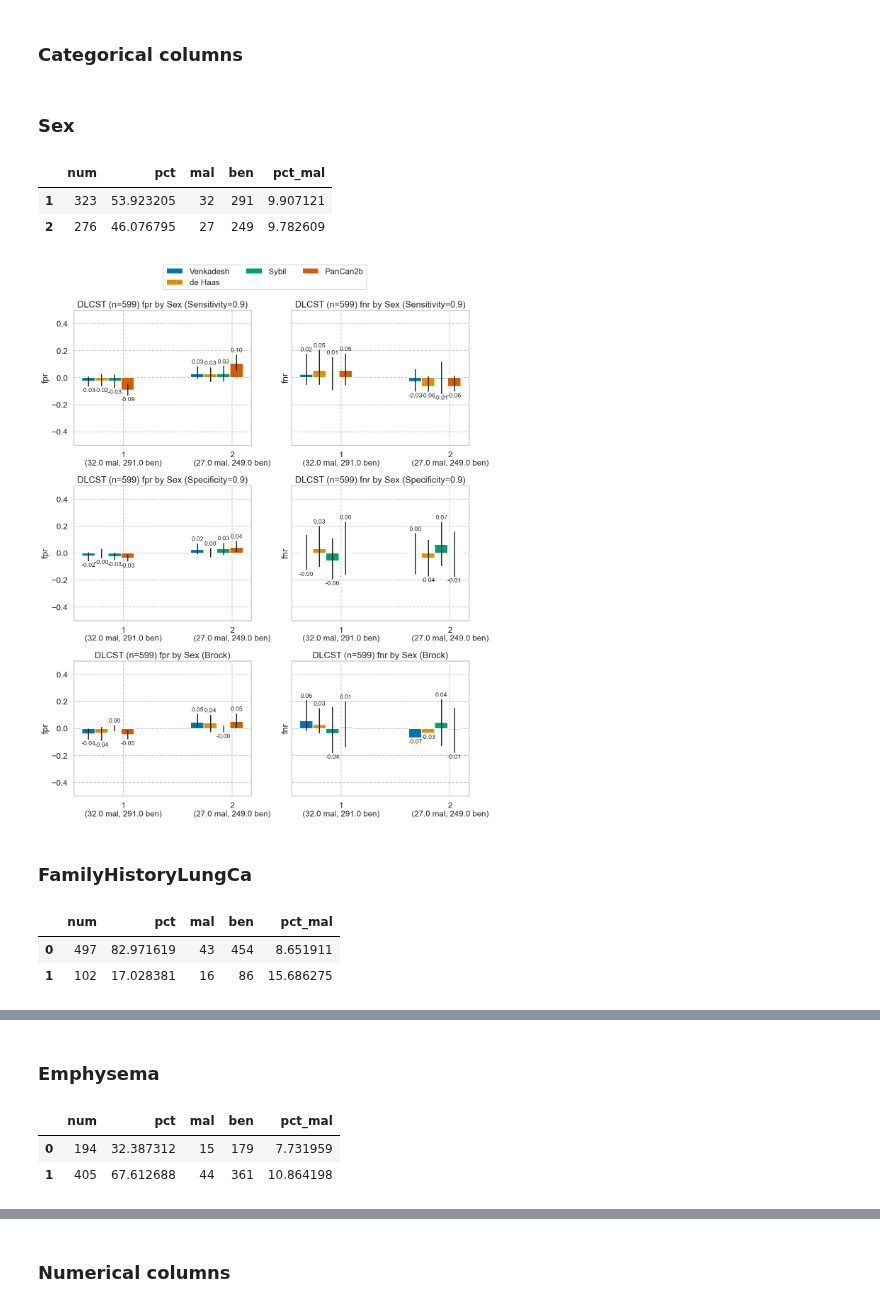
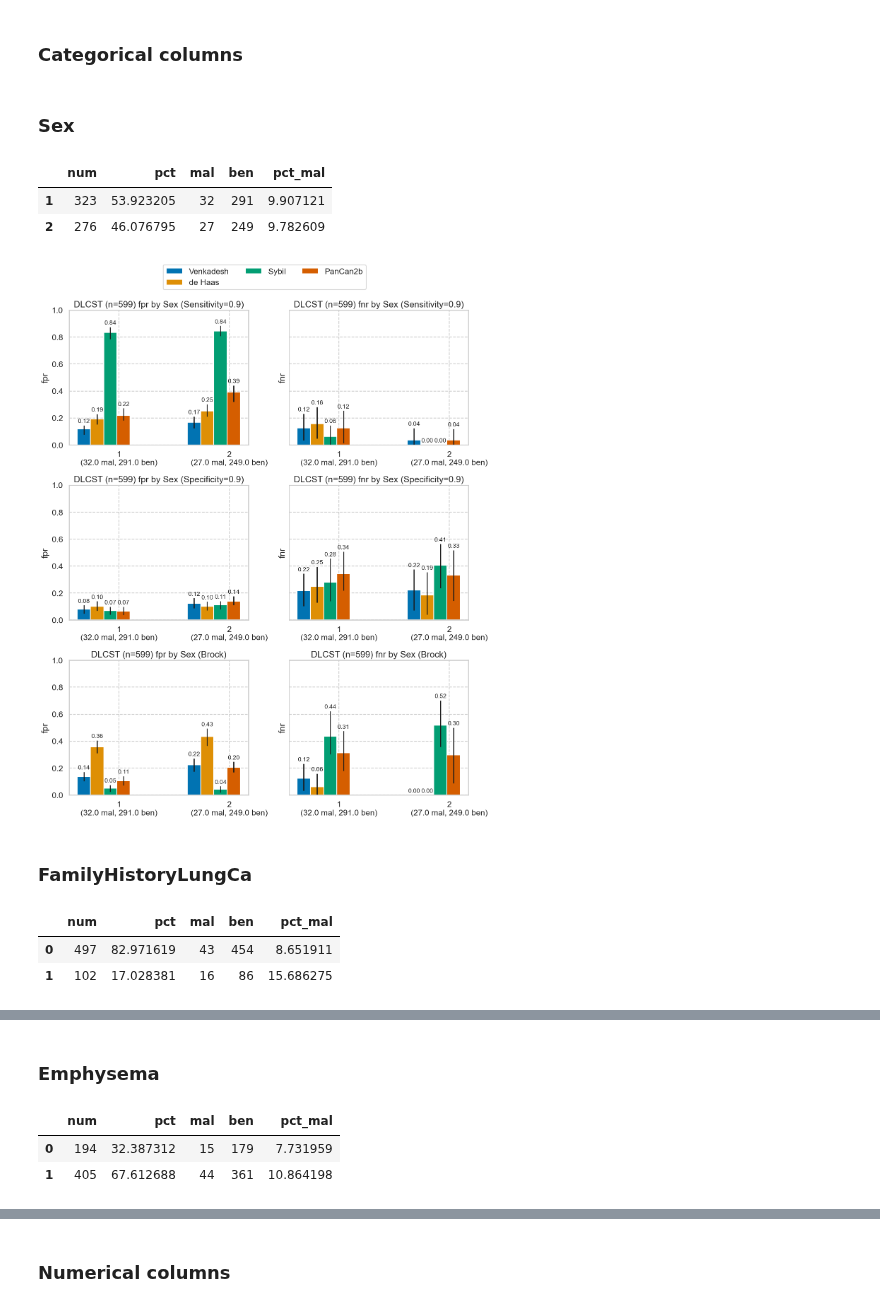
Before and after one commit to DIAGNijmegen/bodyct-lung-malignancy-fairness, a Jupyter notebook: thresholds_dlcst.ipynb, the cells around one changed output, grey strips where cells are left out. Saved outputs shown, nothing was run; the diff lists cells and outputs as text; code cells hidden in the pictures.

```diff
--- a/thresholds_dlcst.ipynb
+++ b/thresholds_dlcst.ipynb
@@ -70,7 +69,7 @@ policies = (
     # ("Youden J", 1.0),  ## Max J statistic
 )
 
-policy_threshold_df = threshold.get_threshold_policies(dlcst_preds, models=MODEL_TO_COL, policies=policies, brock=True)
+policy_threshold_df, perfs = threshold.get_threshold_policies(dlcst_preds, models=MODEL_TO_COL, policies=policies, brock=True)
 policy_threshold_df
 # %% [output]
 |  | Sensitivity=0.9 | Specificity=0.9 | Brock |
@@ -101,13 +100,13 @@ def plot_by_category(df, cat, metrics_to_plot=['fpr', 'fnr'], diff=True):
 ### Categorical columns
 # %%
 for c in dlcst_democols['cat']:
-    plot_by_category(dlcst_preds, c)
+    plot_by_category(dlcst_preds, c, diff=False)
 # %% [output]
 ### Sex
 |  | num | pct | mal | ben | pct_mal |
 | 1 | 323 | 53.923205 | 32 | 291 | 9.907121 |
 | 2 | 276 | 46.076795 | 27 | 249 | 9.782609 |
-[figure, old version]
+[figure, new version]
 ### FamilyHistoryLungCa
 |  | num | pct | mal | ben | pct_mal |
 | 0 | 497 | 82.971619 | 43 | 454 | 8.651911 |
```
Also changed, not shown: parts of 5 cells of this notebook, 6 other files.
